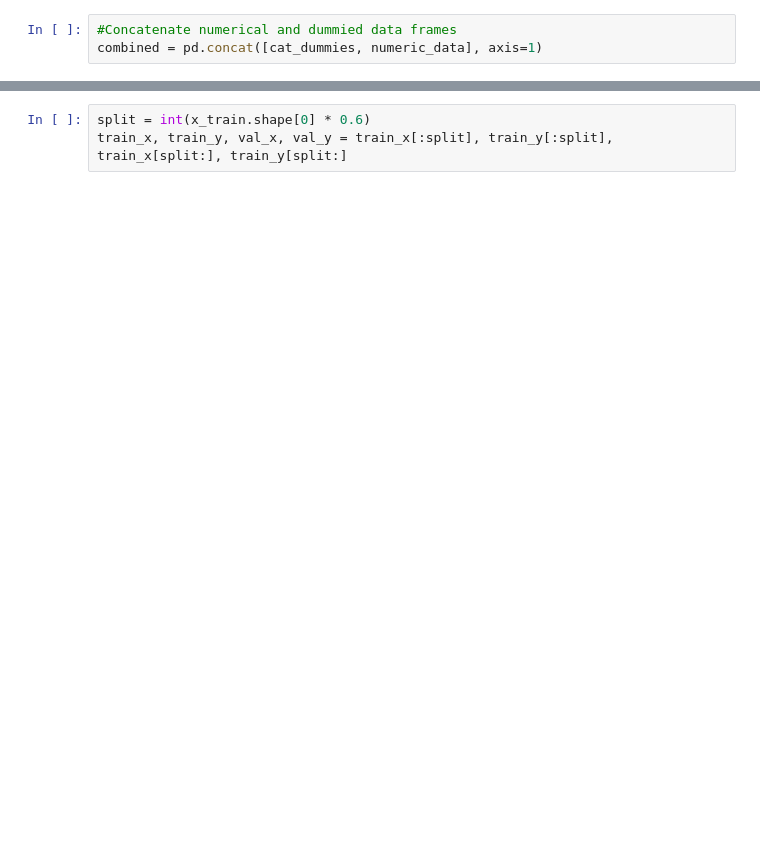
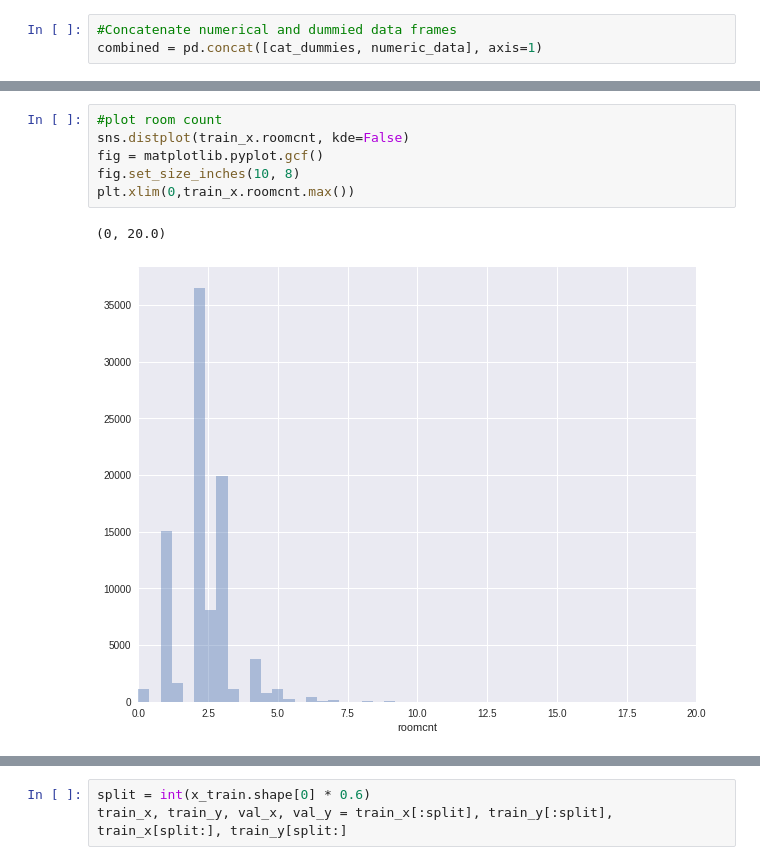
Before and after one commit to pranayaryal/zillow, a Jupyter notebook: zillow.ipynb, the cells around one changed output, grey strips where cells are left out. Cells and saved outputs as stored; diff of their text form; blank space fills up the shorter version.

```diff
--- a/zillow.ipynb
+++ b/zillow.ipynb
@@ -238,0 +191,9 @@ train_x = combined
+# %%
+#plot room count
+sns.distplot(train_x.roomcnt, kde=False)
+fig = matplotlib.pyplot.gcf()
+fig.set_size_inches(10, 8)
+plt.xlim(0,train_x.roomcnt.max())
+# %% [output]
+(0, 20.0)
+[figure, added]
```
Also changed, not shown: parts of 68 cells of this notebook.
